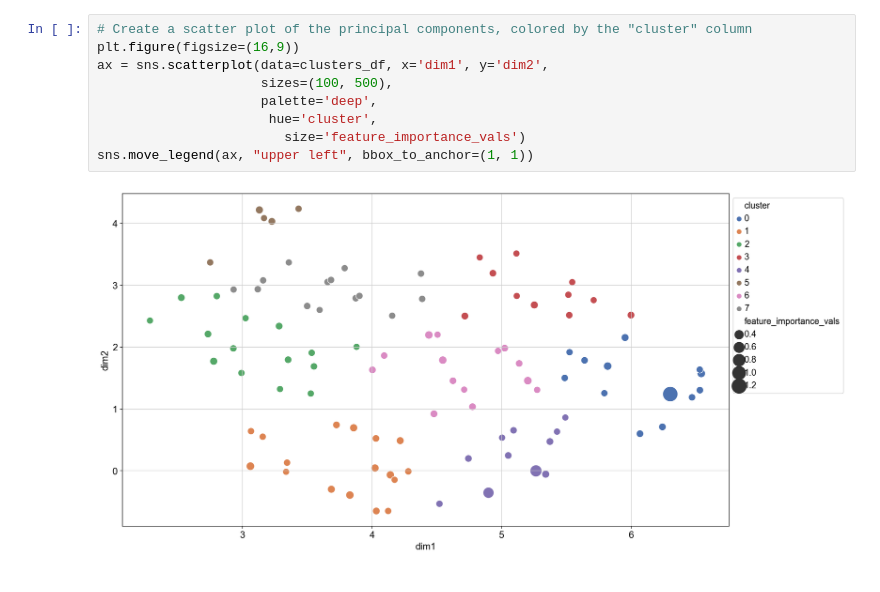
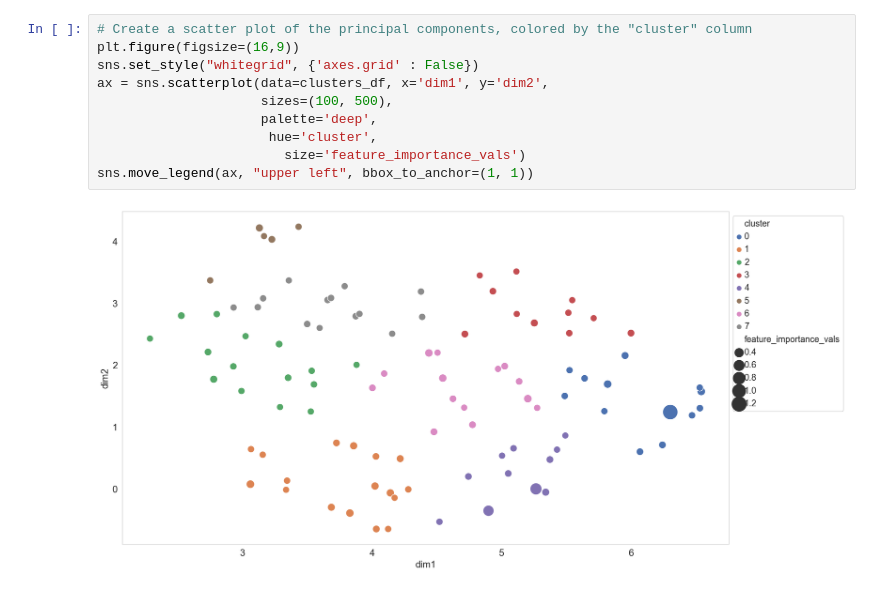
Before and after one commit to qmss5052/msk-2023, a Jupyter notebook: NLP_gene_clusters_ede2110.ipynb, the cells around one changed output. Saved outputs shown, nothing was run; the diff lists cells and outputs as text.

```diff
--- a/NLP_gene_clusters_ede2110.ipynb
+++ b/NLP_gene_clusters_ede2110.ipynb
@@ -391,11 +391,12 @@ clusters_df[clusters_df['cluster']==5]
 # %%
 # Create a scatter plot of the principal components, colored by the "cluster" column
 plt.figure(figsize=(16,9))
+sns.set_style("whitegrid", {'axes.grid' : False})
 ax = sns.scatterplot(data=clusters_df, x='dim1', y='dim2',
                      sizes=(100, 500),
                      palette='deep',
                       hue='cluster',
                         size='feature_importance_vals')
 sns.move_legend(ax, "upper left", bbox_to_anchor=(1, 1))
 # %% [output]
-[figure, old version]
+[figure, new version]
```
Also changed, not shown: parts of 1 cell of this notebook.
